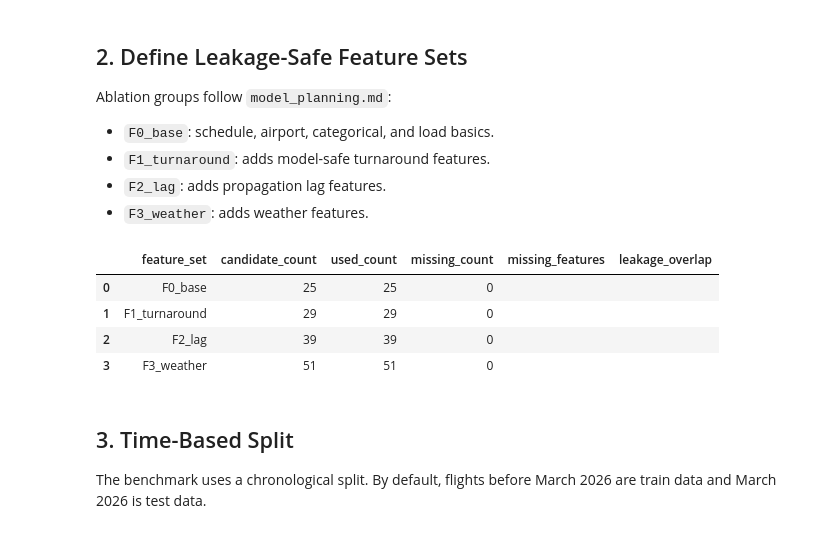
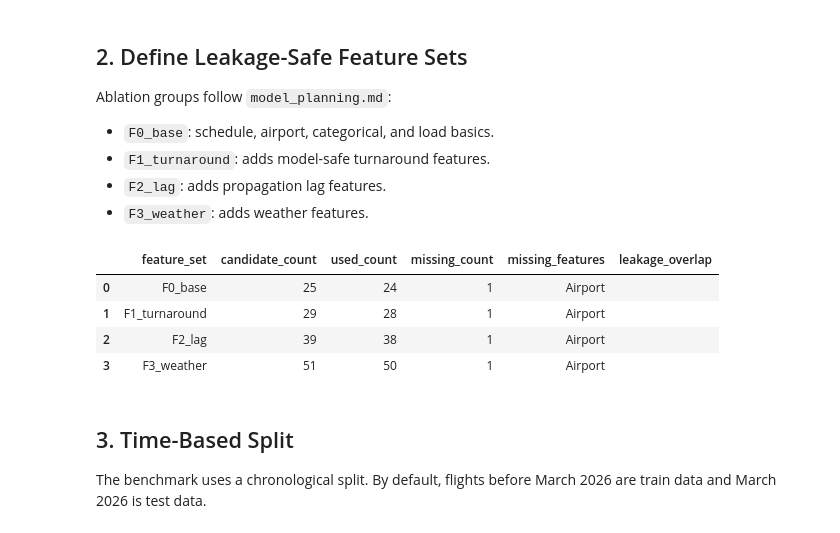
Before and after one commit to hunf299/DS108-AeroDelay, a Jupyter notebook: Source code/model_training.ipynb, the cells around one changed output. Cells and saved outputs as stored; diff of their text form; code cells hidden in the pictures.

```diff
--- a/Source code/model_training.ipynb
+++ b/Source code/model_training.ipynb
@@ -12,6 +12,9 @@ Main rules:
 from pathlib import Path
 import os
 import warnings
+import joblib
+import os
+from pathlib import Path
 
 # Keep sklearn/joblib single-threaded for Windows sandbox stability.
 os.environ.setdefault("LOKY_MAX_CPU_COUNT", "1")
@@ -30,7 +33,6 @@ from sklearn.linear_model import Ridge
 from sklearn.metrics import mean_absolute_error, mean_squared_error, median_absolute_error, r2_score
 from sklearn.pipeline import Pipeline
 from sklearn.preprocessing import OneHotEncoder, StandardScaler
-from sklearn.inspection import permutation_importance
 
 warnings.filterwarnings("ignore")
 pd.set_option("display.max_columns", 160)
@@ -42,7 +44,7 @@ if not (PROJECT_ROOT / "Data crawl").exists():
     raise FileNotFoundError("Cannot find project root containing 'Data crawl'. Run from repo root or Source code.")
 
 GOLD = PROJECT_ROOT / "Data crawl" / "Gold_layer"
-DEPARTURE_DIR = GOLD / "Departure"
+DEPARTURE_DIR = GOLD / "Features" / "master_departure_features_gold_annotated.csv"
 REPORT_DIR = GOLD / "Audit" / "model_training"
 REPORT_DIR.mkdir(parents=True, exist_ok=True)
 
@@ -63,18 +65,7 @@ REPORT_DIR: /Users/nguyenhung/PycharmProjects/DS108_AeroDelay/Data crawl/Gold_la
 
 Use `Data crawl/Gold_layer/Departure/*_flights_departure_gold_layer.csv` instead of the master file so the origin airport can be recovered from the file name. Arrival rows are intentionally excluded for the departure-delay regression target.
 # %%
-def load_departure_gold(departure_dir: Path) -> pd.DataFrame:
-    frames = []
-    for path in sorted(departure_dir.glob("*_flights_departure_gold_layer.csv")):
-        airport = path.name.split("_")[0].upper()
-        df = pd.read_csv(path, low_memory=False)
-        df["Airport"] = airport
-        frames.append(df)
-    if not frames:
-        raise FileNotFoundError(f"No departure Gold files found in {departure_dir}")
-    return pd.concat(frames, ignore_index=True, sort=False)
-
-df_raw = load_departure_gold(DEPARTURE_DIR)
+df_raw = pd.read_csv(DEPARTURE_DIR)
 df_raw["Scheduled_Time"] = pd.to_datetime(df_raw["Scheduled_Time"], errors="coerce")
 
 # Safe calendar features derived from scheduled time only.
@@ -111,7 +102,7 @@ profile.to_csv(REPORT_DIR / "01_training_dataset_profile.csv", index=False)
 
 display(profile)
 display(df["Scheduled_Time"].dt.to_period("M").value_counts().sort_index().rename("rows_by_month").reset_index())
-display(df[["Airport", TARGET]].groupby("Airport").agg(rows=(TARGET, "size"), median_delay=(TARGET, "median"), p95_delay=(TARGET, lambda s: s.quantile(0.95))).reset_index())
+display(df[["Origin", TARGET]].groupby("Origin").agg(rows=(TARGET, "size"), median_delay=(TARGET, "median"), p95_delay=(TARGET, lambda s: s.quantile(0.95))).reset_index())
 # %% [output]
 |  | raw_rows | training_rows | passenger_only | scheduled_min | scheduled_max | target_mean | target_median | ... |
 | 0 | 77758 | 72375 | True | 2025-12-15 18:00:00 | 2026-03-16 23:40:00 | 34.147413 | 23.0 | ... |
@@ -137,6 +128,7 @@ LEAKAGE_OR_LABEL_COLUMNS = {
     "Departure_Delay", TARGET, "Actual_Time", "Flight_No", "Airline", "Scheduled_Tail",
     "Matched_Actual_Tail", "Swap_Match_Gap_Minutes", "Runway_Swap_Event",
     "Crawl_Date", "Status", "Checkin_Time", "Checkin_Counter", "Gate",
+    "LLM_Delay_Code", "LLM_Delay_Reason"
 }
 
 F0_BASE = [
@@ -146,12 +138,12 @@ F0_BASE = [
     "Tail_Sequence_Day", "Standard_Turnaround",
     "Airport_Load_Factor", "Number_of_Flights_in_Last_Hour", "Is_Airport_Congested",
     "Is_Parallel_Usage", "Ground_Handling_Pressure", "Taxi_Out_Congestion",
-    "A_CDM_TOBT_Deficit", "Destination_Congestion_Risk", "Previous_Station_Disruption",
+    "A_CDM_TOBT_Deficit", "Destination_Congestion_Risk", "Previous_Station_Disruption"
 ]
 
 F1_TURNAROUND = [
     "Turnaround_Buffer_Model", "Tail_Stagnation_Duration_Model",
-    "Turnaround_Deficit_Min", "Is_Long_Ground_Turnaround",
+    "Turnaround_Deficit_Min", "Is_Long_Ground_Turnaround"
 ]
 
 F2_LAG = [
@@ -171,37 +163,37 @@ WEATHER_FEATURES = [
 
 FEATURE_SETS = {
     "F0_base": F0_BASE,
     "F1_turnaround": F0_BASE + F1_TURNAROUND,
     "F2_lag": F0_BASE + F1_TURNAROUND + F2_LAG,
     "F3_weather": F0_BASE + F1_TURNAROUND + F2_LAG + WEATHER_FEATURES,
 }
 
 def available_features(columns, candidates):
     return [c for c in candidates if c in columns and c not in LEAKAGE_OR_LABEL_COLUMNS]
 
 feature_audit_rows = []
 for set_name, candidates in FEATURE_SETS.items():
     used = available_features(df.columns, candidates)
     missing = sorted(set(candidates) - set(used))
     leaked = sorted(set(used) & LEAKAGE_OR_LABEL_COLUMNS)
     feature_audit_rows.append({
         "feature_set": set_name,
         "candidate_count": len(candidates),
         "used_count": len(used),
         "missing_count": len(missing),
         "missing_features": ", ".join(missing),
         "leakage_overlap": ", ".join(leaked),
     })
 
 feature_audit = pd.DataFrame(feature_audit_rows)
 feature_audit.to_csv(REPORT_DIR / "02_feature_set_audit.csv", index=False)
 display(feature_audit)
 # %% [output]
 |  | feature_set | candidate_count | used_count | missing_count | missing_features | leakage_overlap |
-| 0 | F0_base | 25 | 25 | 0 |  |  |
-| 1 | F1_turnaround | 29 | 29 | 0 |  |  |
-| 2 | F2_lag | 39 | 39 | 0 |  |  |
-| 3 | F3_weather | 51 | 51 | 0 |  |  |
+| 0 | F0_base | 25 | 24 | 1 | Airport |  |
+| 1 | F1_turnaround | 29 | 28 | 1 | Airport |  |
+| 2 | F2_lag | 39 | 38 | 1 | Airport |  |
+| 3 | F3_weather | 51 | 50 | 1 | Airport |  |
 # %% [markdown]
 ## 3. Time-Based Split
 
```
Also changed, not shown: parts of 5 cells of this notebook, 29 other files.
